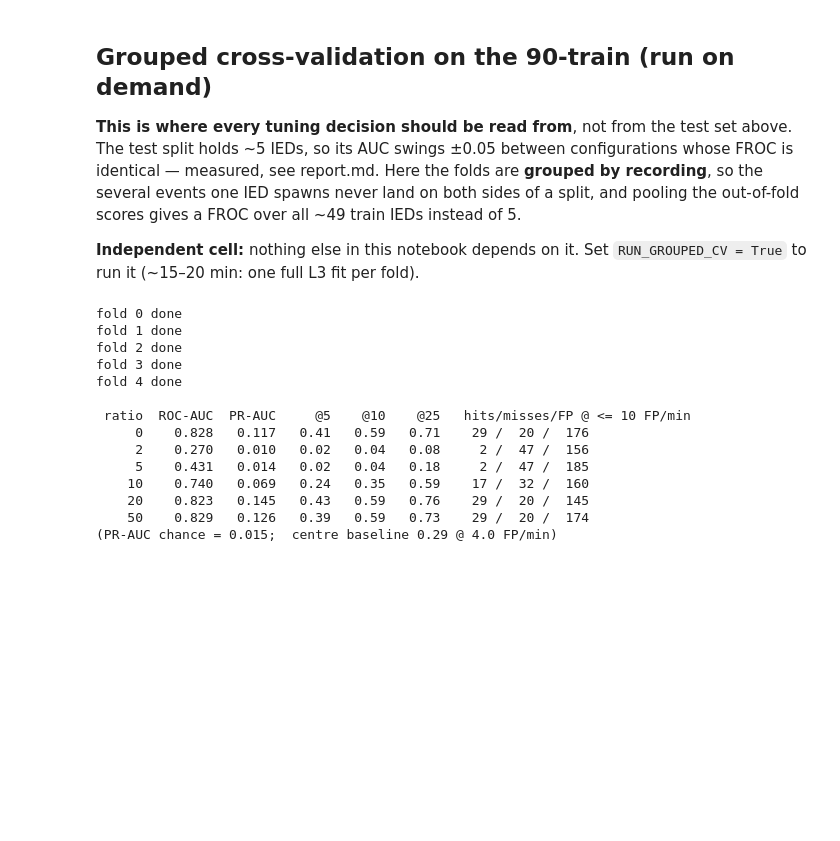
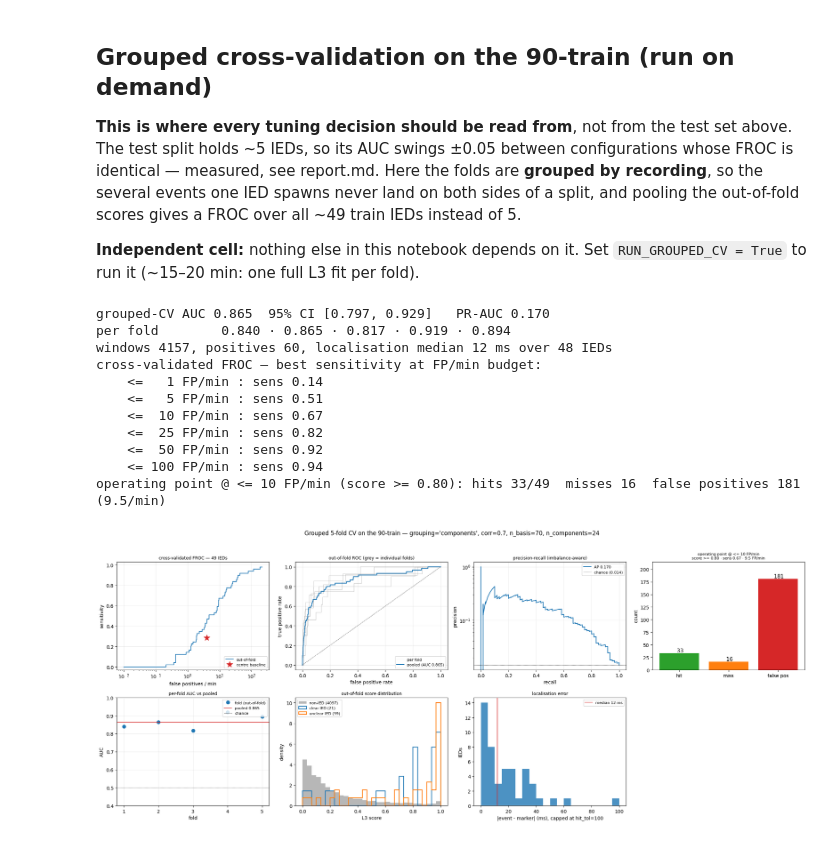
Before and after one commit to kavyavijaysankar/IED_Detection_EEG, a Jupyter notebook: IED Detection/detection_run.ipynb, the cells around one changed output. Saved outputs shown, nothing was run; the diff lists cells and outputs as text; code cells hidden in the pictures; blank space fills up the shorter version.

```diff
--- a/IED Detection/detection_run.ipynb
+++ b/IED Detection/detection_run.ipynb
@@ -239,7 +193,7 @@ instead of 5.
 **Independent cell:** nothing else in this notebook depends on it. Set `RUN_GROUPED_CV = True` to run it
 (~15–20 min: one full L3 fit per fold).
 # %%
-RUN_GROUPED_CV = False         # ~15-20 min (one L3 fit per fold). Nothing below depends on this cell.
+RUN_GROUPED_CV = True         # ~15-20 min (one L3 fit per fold). Nothing below depends on this cell.
 
 if RUN_GROUPED_CV:
     cv = M.grouped_cv(pipe, train)                       # out-of-fold scores over every train candidate
@@ -255,33 +209,46 @@ if RUN_GROUPED_CV:
     print('cross-validated FROC — best sensitivity at FP/min budget:')
     for fp, sens in M.froc_summary(pts).items():
         print(f'    <= {fp:>3} FP/min : sens {sens:.2f}')
     print(f"operating point @ <= {M.FP_BUDGET:.0f} FP/min "
           f"(score >= {cm['threshold']:.2f}): hits {cm['hit']}/{cm['hit'] + cm['miss']}  "
           f"misses {cm['miss']}  false positives {cm['fp']} ({cm['fp_per_min']:.1f}/min)")
 
     fig, axs = plt.subplots(2, 4, figsize=(21, 8.5))
     P.froc(axs[0, 0], pts, label='out-of-fold', baseline=M.centre_baseline(train, cfg))
     axs[0, 0].set_title(f"cross-validated FROC — {sum(r['epi'] for r in train)} IEDs", fontsize=9)
     P.roc(axs[0, 1], cv['Y'], cv['scores'],
           folds=[(cv['Y'][cv['fold'] == k], cv['scores'][cv['fold'] == k])
                  for k in range(len(cv['folds']))])
     axs[0, 1].set_title('out-of-fold ROC (grey = individual folds)', fontsize=9)
     P.pr(axs[0, 2], cv['Y'], cv['scores'])
     axs[0, 2].set_title('precision-recall (imbalance-aware)', fontsize=9)
     P.counts(axs[0, 3], cm, f'operating point @ <= {M.FP_BUDGET:.0f} FP/min')
     P.fold_aucs(axs[1, 0], cv['folds'], cv['auc'])
     axs[1, 0].set_title('per-fold AUC vs pooled', fontsize=9)
     P.score_hist(axs[1, 1], cv['Y'], cv['scores'], cv['G'], train)
     axs[1, 1].set_title('out-of-fold score distribution', fontsize=9)
     P.loc_error(axs[1, 2], errs, cfg)
     axs[1, 2].set_title('localisation error', fontsize=9)
     axs[1, 3].axis('off')
     plt.suptitle(f"Grouped 5-fold CV on the 90-train — grouping='{cfg.grouping}', "
                  f"corr={cfg.corr_threshold}, n_basis={cfg.n_basis}, n_components={cfg.n_components}",
                  y=1.02)
     plt.tight_layout()
     plt.savefig('../figures/detection_grouped_cv.png', dpi=800, bbox_inches='tight')
     plt.show()
+# %% [output]
+grouped-CV AUC 0.865  95% CI [0.797, 0.929]   PR-AUC 0.170
+per fold        0.840 · 0.865 · 0.817 · 0.919 · 0.894
+windows 4157, positives 60, localisation median 12 ms over 48 IEDs
+cross-validated FROC — best sensitivity at FP/min budget:
+    <=   1 FP/min : sens 0.14
+    <=   5 FP/min : sens 0.51
+    <=  10 FP/min : sens 0.67
+    <=  25 FP/min : sens 0.82
+    <=  50 FP/min : sens 0.92
+    <= 100 FP/min : sens 0.94
+operating point @ <= 10 FP/min (score >= 0.80): hits 33/49  misses 16  false positives 181 (9.5/min)
+[figure, added]
 # %%
 # n_components sweep. Registration is fitted ONCE per fold and reused, so every k after that is ~free.
 n_components_sweep = False
@@ -365,66 +332,3 @@ if n_basis_sweep:
                 f"{fs[25]:>6.2f}", flush=True)
         sweep[b] = sc
     joblib.dump({'sweep': sweep, 'Y': Y, 'G': G}, '/tmp/sweep_basis.joblib')
-# %%
-# hard-negative-mining sweep. Mining only changes which rows the LR trains on, and it sits AFTER
-# registration + FPCA, so every ratio shares one CV run — the same trick as the n_components sweep.
-hard_neg_sweep = True
-
-if hard_neg_sweep:
-    from dataclasses import replace
-    from sklearn.model_selection import GroupKFold
-    from sklearn.preprocessing import StandardScaler
-    from sklearn.metrics import roc_auc_score, average_precision_score
-    from skfda.preprocessing.registration import FisherRaoElasticRegistration
-    from skfda.preprocessing.dim_reduction import FPCA
-    from detection import Classifier
-
-    RATIOS = [0, 2, 5, 10, 20, 50]        # hardest negatives kept per positive; 0 = keep all (current)
-    E, W, Y, G = M.labelled_events(pipe, train)
-    clf = Classifier(cfg)
-    sc = {r: np.zeros(len(Y)) for r in RATIOS}
-
-    for f, (tr, te) in enumerate(GroupKFold(n_splits=5).split(W, Y, G)):
-        fds_tr, fds_te = clf._resample(W[tr]), clf._resample(W[te])
-        reg = FisherRaoElasticRegistration(penalty=cfg.penalty).fit(fds_tr)
-        fpca = FPCA(n_components=cfg.n_components).fit(reg.transform(fds_tr))
-        P_tr, P_te = fpca.transform(reg.transform(fds_tr)), fpca.transform(reg.transform(fds_te))
-        s = StandardScaler().fit(P_tr)
-        Z_tr, Z_te = s.transform(P_tr), s.transform(P_te)
-        lr0 = clf._fit_lr(Z_tr, Y[tr])                      # first pass: all negatives
-        for r in RATIOS:
-            if r == 0:
-                lr = lr0
-            else:
-                c = Classifier(replace(cfg, hard_neg_ratio=r))
-                c._lr = lr0                                  # mine against the first-pass ranking
-                lr = c._fit_lr(*c._mine(Z_tr, Y[tr]))
-            sc[r][te] = lr.predict_proba(Z_te)[:, 1]
-        print(f'fold {f} done', flush=True)
-
-    print(f"\n{'ratio':>6} {'ROC-AUC':>8} {'PR-AUC':>7} {'@5':>6} {'@10':>6} {'@25':>6}   "
-          f"hits/misses/FP @ <= {M.FP_BUDGET:.0f} FP/min")
-    for r in RATIOS:
-        pts = M.froc_points(train, E, G, sc[r], cfg)
-        fs = M.froc_summary(pts, fp_targets=(5, 10, 25))
-        c = M.detection_counts(train, E, G, sc[r], cfg, M.threshold_at(pts, M.FP_BUDGET))
-        print(f"{r:>6} {roc_auc_score(Y, sc[r]):>8.3f} {average_precision_score(Y, sc[r]):>7.3f} "
-              f"{fs[5]:>6.2f} {fs[10]:>6.2f} {fs[25]:>6.2f}   "
-              f"{c['hit']:>3} / {c['miss']:>3} / {c['fp']:>4}")
-    print(f"(PR-AUC chance = {Y.mean():.3f};  centre baseline "
-          f"{M.centre_baseline(train, cfg)[0]:.2f} @ {M.centre_baseline(train, cfg)[1]:.1f} FP/min)")
-# %% [output]
-fold 0 done
-fold 1 done
-fold 2 done
-fold 3 done
-fold 4 done
-
- ratio  ROC-AUC  PR-AUC     @5    @10    @25   hits/misses/FP @ <= 10 FP/min
-     0    0.828   0.117   0.41   0.59   0.71    29 /  20 /  176
-     2    0.270   0.010   0.02   0.04   0.08     2 /  47 /  156
-     5    0.431   0.014   0.02   0.04   0.18     2 /  47 /  185
-    10    0.740   0.069   0.24   0.35   0.59    17 /  32 /  160
-    20    0.823   0.145   0.43   0.59   0.76    29 /  20 /  145
-    50    0.829   0.126   0.39   0.59   0.73    29 /  20 /  174
-(PR-AUC chance = 0.015;  centre baseline 0.29 @ 4.0 FP/min)
```
Also changed, not shown: parts of 25 cells of this notebook, 21 other files.
